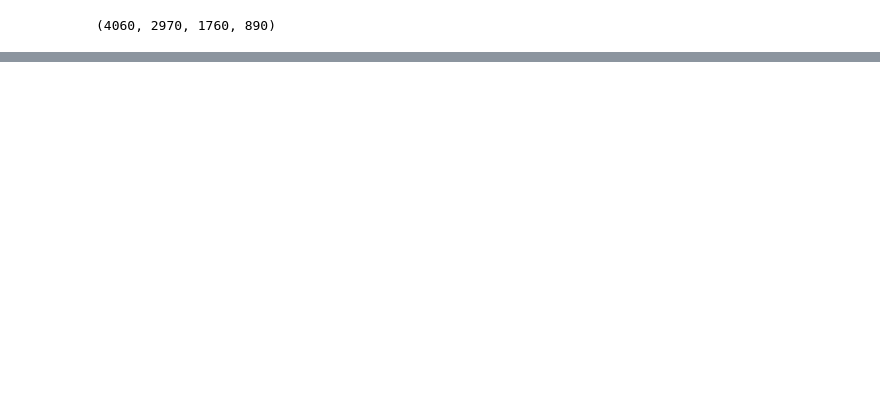
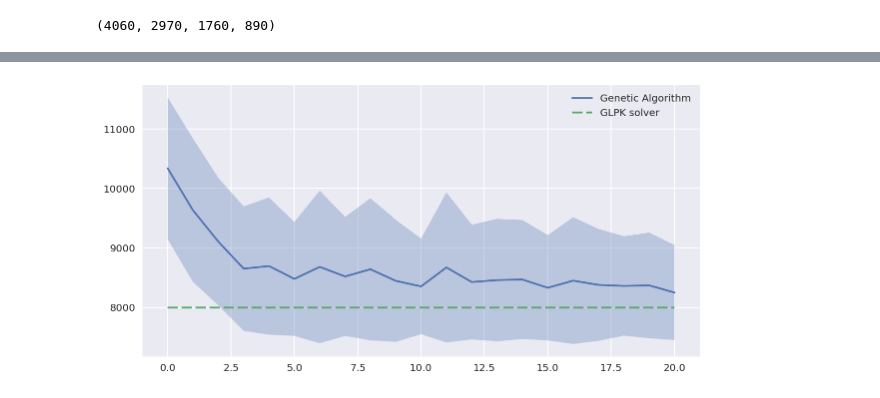
Before and after one commit to Robert-Aduviri/optimizacion-heladas-friaje, a Jupyter notebook: Step 11 - Generate Datasets.ipynb, the cells around one changed output, grey strips where cells are left out. Saved outputs shown, nothing was run; the diff lists cells and outputs as text; code cells hidden in the pictures; blank space fills up the shorter version.

```diff
--- a/Step 11 - Generate Datasets.ipynb
+++ b/Step 11 - Generate Datasets.ipynb
@@ -151,0 +224,5 @@ E, D, W, d, g, v, t, a, c = load_file('data/test1.txt')
+# %%
+from utils import plot_log
+plot_log(log, optimal_value=8000, min_max=False)
+# %% [output]
+[figure, added]
```
Also changed, not shown: parts of 65 cells of this notebook, 13 other files.
